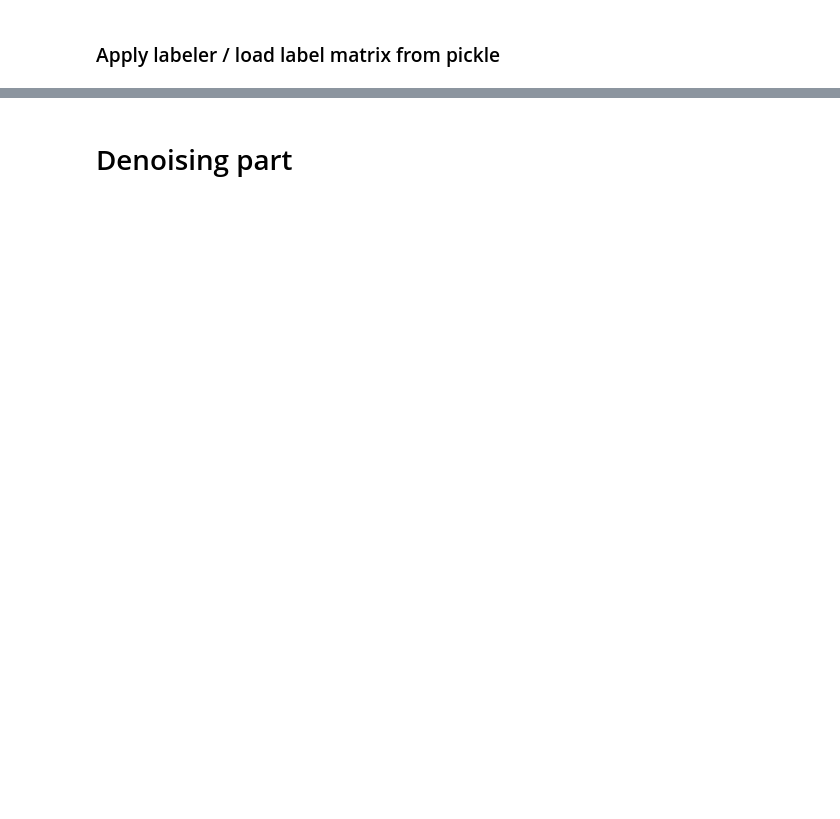
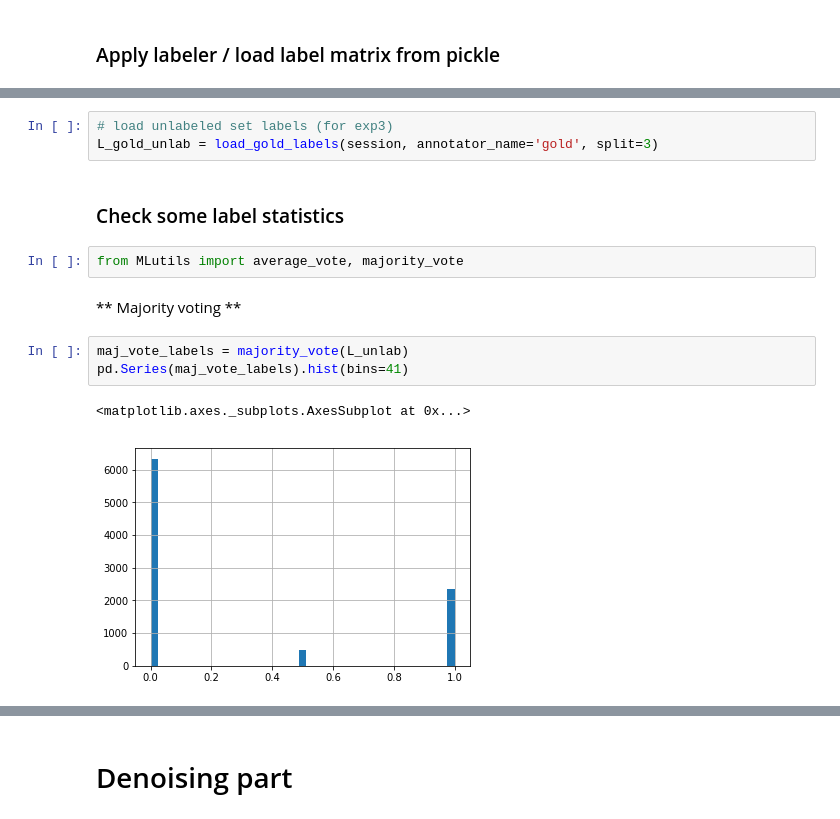
Before and after one commit to littlewine/snorkel-ml, a Jupyter notebook: my-code/snorkel II labelling functions & denoising.ipynb, the cells around one changed output, grey strips where cells are left out. Cells and saved outputs as stored; diff of their text form; blank space fills up the shorter version.

```diff
--- a/my-code/snorkel II labelling functions & denoising.ipynb
+++ b/my-code/snorkel II labelling functions & denoising.ipynb
@@ -352,0 +226,15 @@ New size: (10208, 12)
+# %%
+# load unlabeled set labels (for exp3)
+L_gold_unlab = load_gold_labels(session, annotator_name='gold', split=3)
+# %% [markdown]
+### Check some label statistics
+# %%
+from MLutils import average_vote, majority_vote
+# %% [markdown]
+** Majority voting **
+# %%
+maj_vote_labels = majority_vote(L_unlab)
+pd.Series(maj_vote_labels).hist(bins=41)
+# %% [output]
+<matplotlib.axes._subplots.AxesSubplot at 0x...>
+[figure, added]
```
Also changed, not shown: parts of 141 cells of this notebook.
